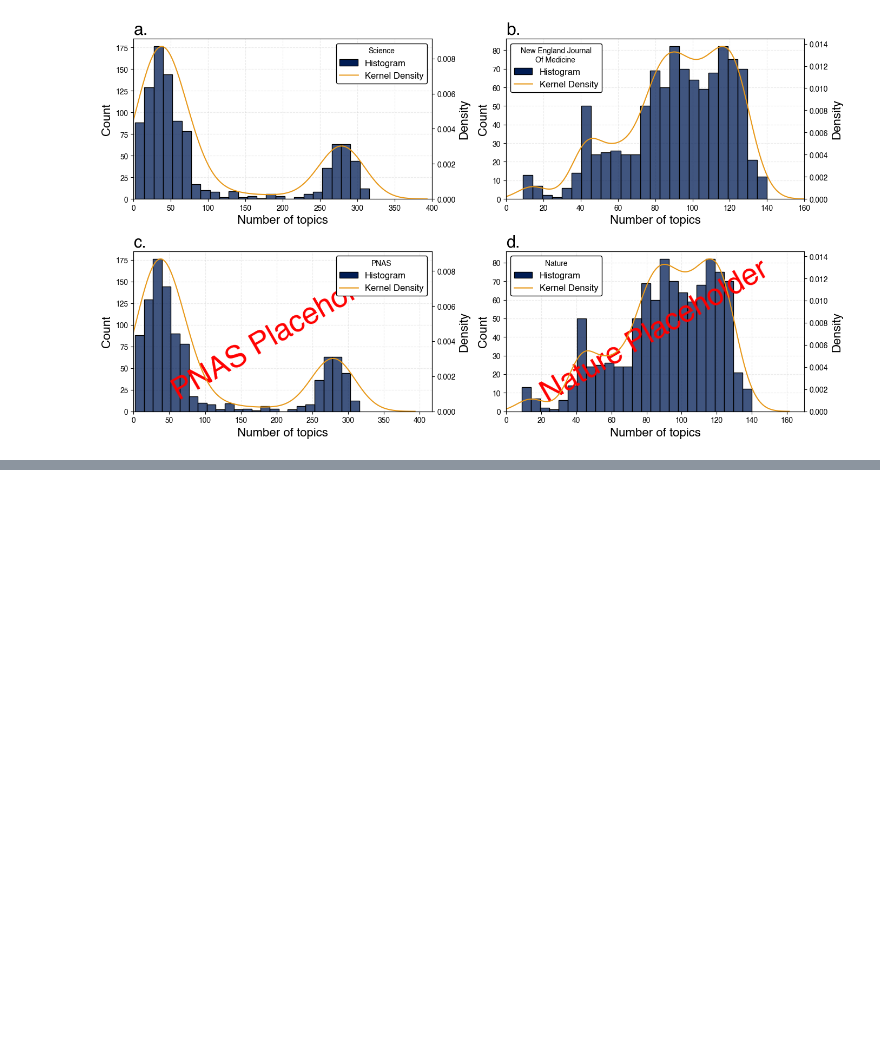
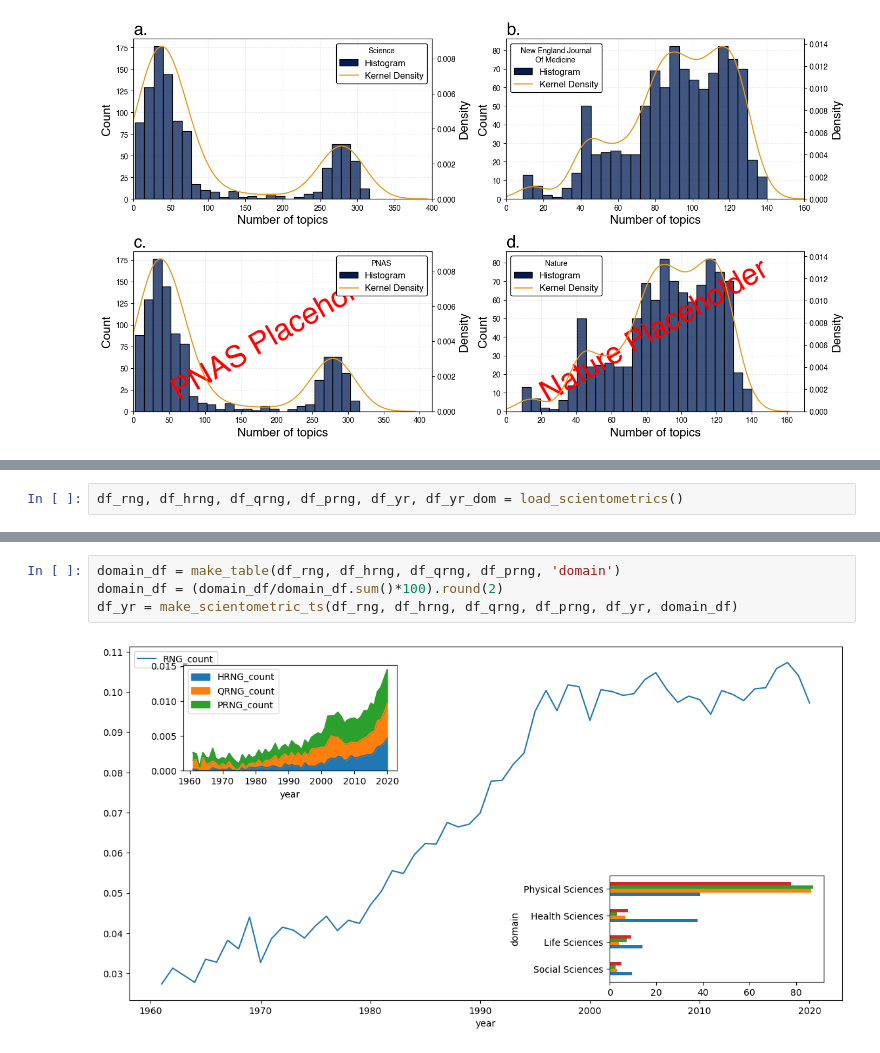
Before and after one commit to crahal/seeds, a Jupyter notebook: src/visualisation_notebook.ipynb, the cells around one changed output, grey strips where cells are left out. Saved outputs shown, nothing was run; the diff lists cells and outputs as text; blank space fills up the shorter version.

```diff
--- a/src/visualisation_notebook.ipynb
+++ b/src/visualisation_notebook.ipynb
@@ -151,0 +158,2 @@ Please don't hesitate to get in contact with any other examples which you can th
+# %%
+df_rng, df_hrng, df_qrng, df_prng, df_yr, df_yr_dom = load_scientometrics()
@@ -151,0 +201,6 @@ Please don't hesitate to get in contact with any other examples which you can th
+# %%
+domain_df = make_table(df_rng, df_hrng, df_qrng, df_prng, 'domain')
+domain_df = (domain_df/domain_df.sum()*100).round(2)
+df_yr = make_scientometric_ts(df_rng, df_hrng, df_qrng, df_prng, df_yr, domain_df)
+# %% [output]
+[figure, added]
```
Also changed, not shown: parts of 7 cells of this notebook, 1 other file.
